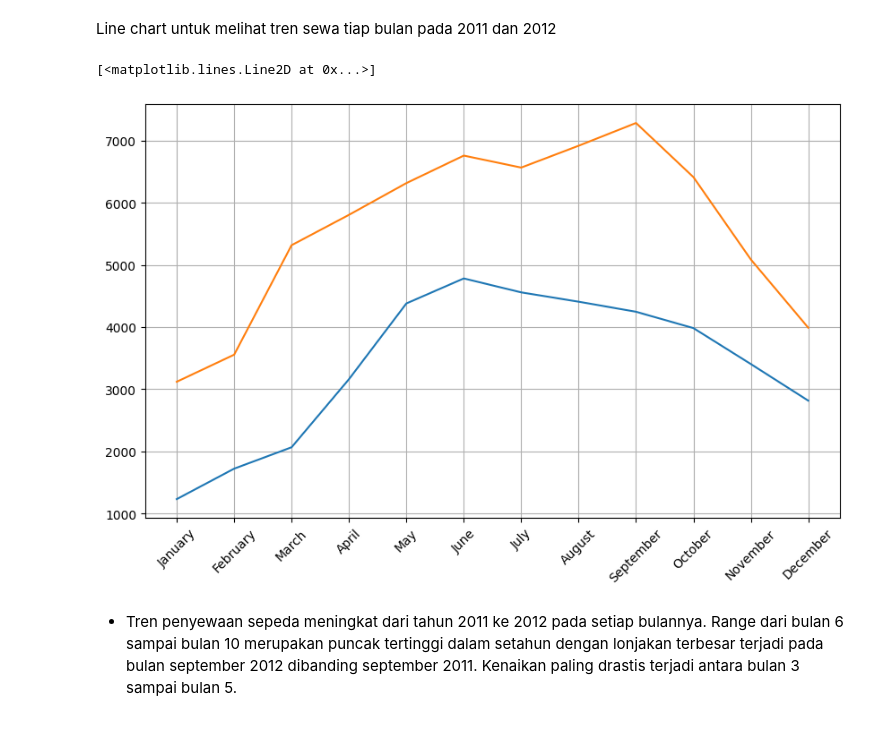
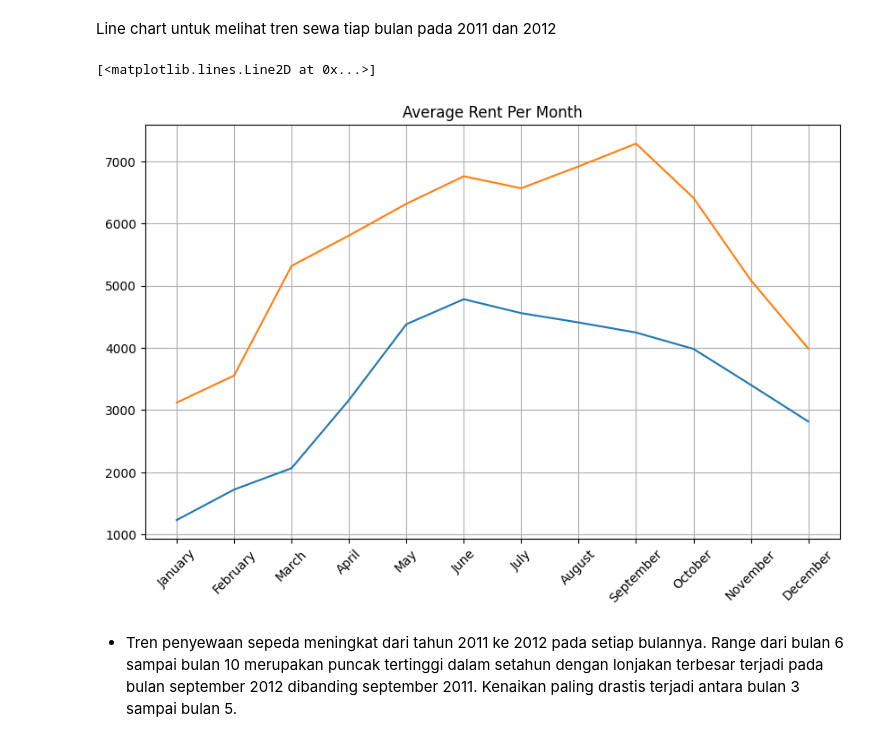
Before and after one commit to Ainsworth03/bike_sharing_kaggle, a Jupyter notebook: notebook.ipynb, the cells around one changed output. Drawn from its saved outputs; the diff is of its cells as text; code cells hidden in the pictures.

```diff
--- a/notebook.ipynb
+++ b/notebook.ipynb
@@ -386,14 +384,15 @@ Line chart untuk melihat tren sewa tiap bulan pada 2011 dan 2012
 # %%
 month = ['January', 'February', 'March', 'April', 'May', 'June', 'July', 'August', 'September', 'October', 'November', 'December']
 
 plt.figure(figsize=(10,6))
 plt.grid()
+plt.title("Average Rent Per Month")
 plt.xticks(pivot_RentperMonth_2011['month'], month, rotation=45)
 plt.plot(pivot_RentperMonth_2011['month'], pivot_RentperMonth_2011['rented'])
 plt.plot(pivot_RentperMonth_2012['month'], pivot_RentperMonth_2012['rented'])
 # %% [output]
 [<matplotlib.lines.Line2D at 0x...>]
-[figure, old version]
+[figure, new version]
 # %% [markdown]
 - Tren penyewaan sepeda meningkat dari tahun 2011 ke 2012 pada setiap bulannya. Range dari bulan 6 sampai bulan 10 merupakan puncak tertinggi dalam setahun dengan lonjakan terbesar terjadi pada bulan september 2012 dibanding september 2011. Kenaikan paling drastis terjadi antara bulan 3 sampai bulan 5.
 # %% [markdown]
```
Also changed, not shown: parts of 1 cell of this notebook.
